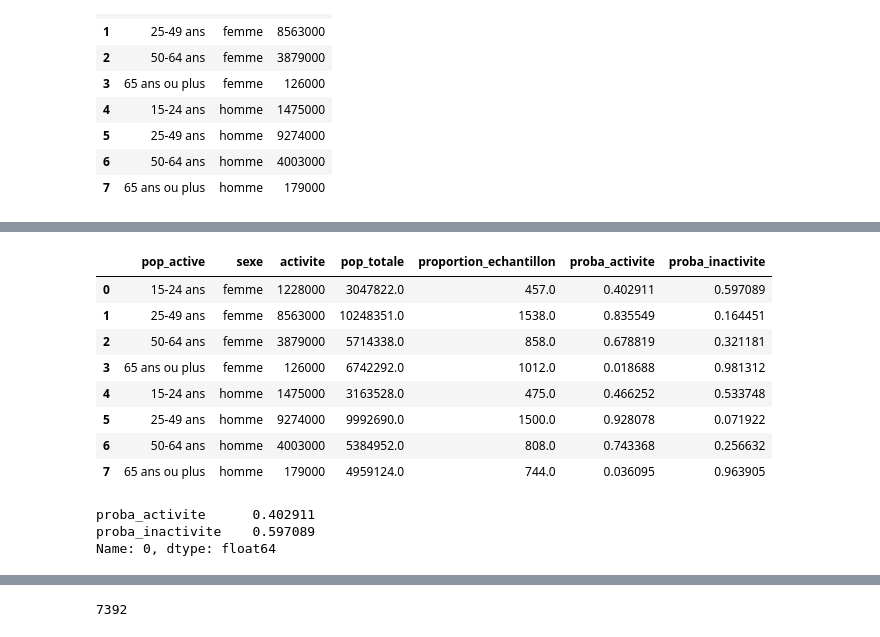
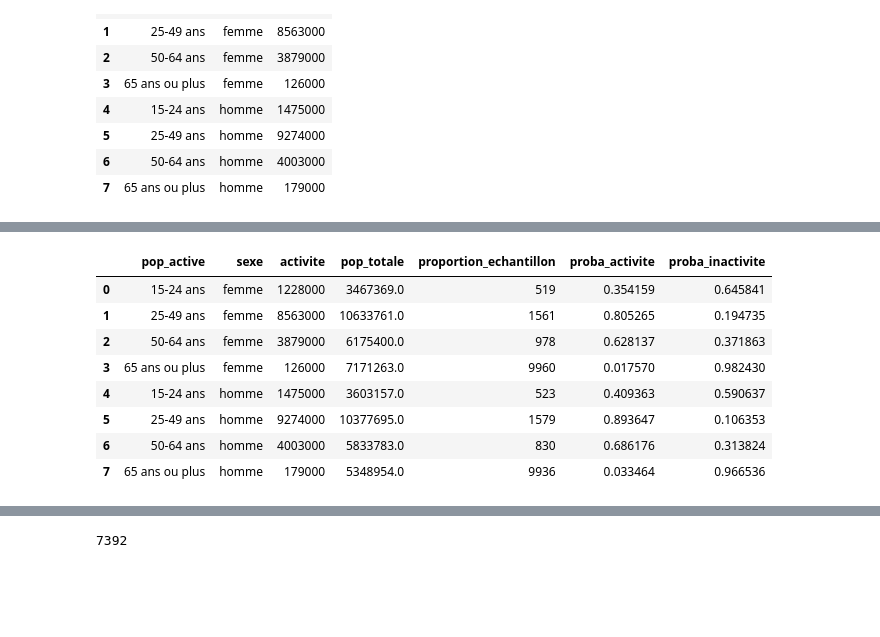
Before and after one commit to edarin/population_simulator, a Jupyter notebook: src/Simulation_brute.ipynb, the cells around one changed output, grey strips where cells are left out. Drawn from its saved outputs; the diff is of its cells as text; code cells hidden in the pictures; blank space fills up the shorter version.

Commit message:
Ajout activite

```diff
--- a/src/Simulation_brute.ipynb
+++ b/src/Simulation_brute.ipynb
@@ -166,0 +211,11 @@ Effectif de la population active 28727000
+# %%
+def get_classe_age(tab, colname, name, age_inf, age_sup):
+    cond = (tab['age'] >= age_inf) & (tab['age'] < age_sup)
+    tab[colname][cond] = name
+
+population['pop_active'] = ''
+for idx, row in ref.iterrows():
+    get_classe_age(population, 'pop_active', row['pop_active'], int(row['age_inf']), int(row['age_sup']))
+
+
+# get_classe_age(population, 'pop_active', '25-49 ans', 25, 49)
@@ -181,3 +248,19 @@ reference_activite
 | 5 | 25-49 ans | homme | 9274000 |
 | 6 | 50-64 ans | homme | 4003000 |
 | 7 | 65 ans ou plus | homme | 179000 |
+# %%
+#pour les femmes, force brute
+reference_activite.loc[0, 'proportion_echantillon'] = len(population[(population['age'] >= 15) & (population['age'] < 24) & (population['sexe'] ==0)])
+reference_activite.loc[1, 'proportion_echantillon'] = len(population[(population['age'] >= 24) & (population['age'] < 49) & (population['sexe'] ==0)])
+reference_activite.loc[2, 'proportion_echantillon'] = len(population[(population['age'] >= 50) & (population['age'] < 64) & (population['sexe'] ==0)])
+reference_activite.loc[3, 'proportion_echantillon'] = len(population[population['age'] >= 65 & (population['sexe'] ==0)])
+#pour les hommes, force brute
+reference_activite.loc[4, 'proportion_echantillon'] = len(population[(population['age'] >= 15) & (population['age'] < 24) & (population['sexe'] ==1)])
+reference_activite.loc[5, 'proportion_echantillon'] = len(population[(population['age'] >= 24) & (population['age'] < 49) & (population['sexe'] ==1)])
+reference_activite.loc[6, 'proportion_echantillon'] = len(population[(population['age'] >= 50) & (population['age'] < 64) & (population['sexe'] ==1)])
+reference_activite.loc[7, 'proportion_echantillon'] = len(population[population['age'] >= 65 & (population['sexe'] ==1)])
+
+
+reference_activite['proportion_echantillon'] = reference_activite['proportion_echantillon'].astype(int)
+
+reference_activite
@@ -184,35 +277,27 @@ reference_activite
 # %%
 #pour les femmes, force brute
-reference_activite.loc[0, 'pop_totale'] = sum(reference_sexe[(reference_sexe['age'] > 15) & (reference_sexe['age'] < 24)].femme)
-reference_activite.loc[1, 'pop_totale'] = sum(reference_sexe[(reference_sexe['age'] > 24) & (reference_sexe['age'] < 49)].femme)
-reference_activite.loc[2, 'pop_totale'] = sum(reference_sexe[(reference_sexe['age'] > 50) & (reference_sexe['age'] < 64)].femme)
-reference_activite.loc[3, 'pop_totale'] = sum(reference_sexe[reference_sexe['age'] > 65].femme)
+reference_activite.loc[0, 'pop_totale'] = sum(reference_sexe[(reference_sexe['age'] >= 15) & (reference_sexe['age'] < 24)].femme)
+reference_activite.loc[1, 'pop_totale'] = sum(reference_sexe[(reference_sexe['age'] >= 24) & (reference_sexe['age'] < 49)].femme)
+reference_activite.loc[2, 'pop_totale'] = sum(reference_sexe[(reference_sexe['age'] >= 50) & (reference_sexe['age'] < 64)].femme)
+reference_activite.loc[3, 'pop_totale'] = sum(reference_sexe[reference_sexe['age'] >= 65].femme)
 #pour les hommes, force brute
-reference_activite.loc[4, 'pop_totale'] = sum(reference_sexe[(reference_sexe['age'] > 15) & (reference_sexe['age'] < 24)].homme)
-reference_activite.loc[5, 'pop_totale'] = sum(reference_sexe[(reference_sexe['age'] > 24) & (reference_sexe['age'] < 49)].homme)
-reference_activite.loc[6, 'pop_totale'] = sum(reference_sexe[(reference_sexe['age'] > 50) & (reference_sexe['age'] < 64)].homme)
-reference_activite.loc[7, 'pop_totale'] = sum(reference_sexe[reference_sexe['age'] > 65].homme)
+reference_activite.loc[4, 'pop_totale'] = sum(reference_sexe[(reference_sexe['age'] >= 15) & (reference_sexe['age'] < 24)].homme)
+reference_activite.loc[5, 'pop_totale'] = sum(reference_sexe[(reference_sexe['age'] >= 24) & (reference_sexe['age'] < 49)].homme)
+reference_activite.loc[6, 'pop_totale'] = sum(reference_sexe[(reference_sexe['age'] >= 50) & (reference_sexe['age'] < 64)].homme)
+reference_activite.loc[7, 'pop_totale'] = sum(reference_sexe[reference_sexe['age'] >= 65].homme)
 
-reference_activite["proportion_echantillon"] = (reference_activite["pop_totale"]/ effectif_population)*sample_size
 reference_activite["proba_activite"] = reference_activite["activite"] / reference_activite["pop_totale"]
 reference_activite["proba_inactivite"] = 1 - reference_activite["proba_activite"]
 
-reference_activite['proportion_echantillon'] = reference_activite['proportion_echantillon'].round()
 
 reference_activite
 # %% [output]
 |  | pop_active | sexe | activite | pop_totale | proportion_echantillon | proba_activite | proba_inactivite |
-| 0 | 15-24 ans | femme | 1228000 | 3047822.0 | 457.0 | 0.402911 | 0.597089 |
-| 1 | 25-49 ans | femme | 8563000 | 10248351.0 | 1538.0 | 0.835549 | 0.164451 |
-| 2 | 50-64 ans | femme | 3879000 | 5714338.0 | 858.0 | 0.678819 | 0.321181 |
-| 3 | 65 ans ou plus | femme | 126000 | 6742292.0 | 1012.0 | 0.018688 | 0.981312 |
-| 4 | 15-24 ans | homme | 1475000 | 3163528.0 | 475.0 | 0.466252 | 0.533748 |
-| 5 | 25-49 ans | homme | 9274000 | 9992690.0 | 1500.0 | 0.928078 | 0.071922 |
-| 6 | 50-64 ans | homme | 4003000 | 5384952.0 | 808.0 | 0.743368 | 0.256632 |
-| 7 | 65 ans ou plus | homme | 179000 | 4959124.0 | 744.0 | 0.036095 | 0.963905 |
+| 0 | 15-24 ans | femme | 1228000 | 3467369.0 | 519 | 0.354159 | 0.645841 |
+| 1 | 25-49 ans | femme | 8563000 | 10633761.0 | 1561 | 0.805265 | 0.194735 |
+| 2 | 50-64 ans | femme | 3879000 | 6175400.0 | 978 | 0.628137 | 0.371863 |
+| 3 | 65 ans ou plus | femme | 126000 | 7171263.0 | 9960 | 0.017570 | 0.982430 |
+| 4 | 15-24 ans | homme | 1475000 | 3603157.0 | 523 | 0.409363 | 0.590637 |
+| 5 | 25-49 ans | homme | 9274000 | 10377695.0 | 1579 | 0.893647 | 0.106353 |
+| 6 | 50-64 ans | homme | 4003000 | 5833783.0 | 830 | 0.686176 | 0.313824 |
+| 7 | 65 ans ou plus | homme | 179000 | 5348954.0 | 9936 | 0.033464 | 0.966536 |
-# %%
-reference_activite[['proba_activite','proba_inactivite']].loc[0]
-# %% [output]
-proba_activite      0.402911
-proba_inactivite    0.597089
-Name: 0, dtype: float64
```
Also changed, not shown: parts of 18 cells of this notebook, 1 other file.
